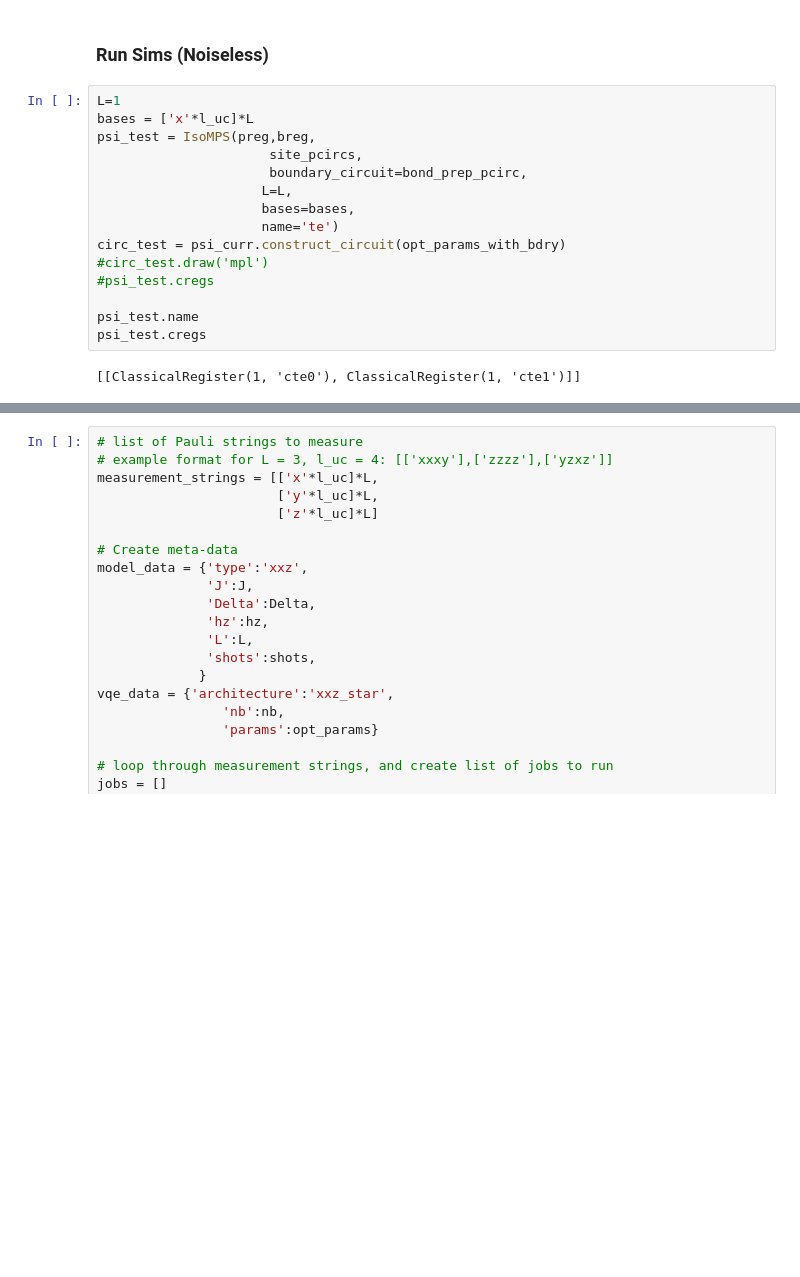
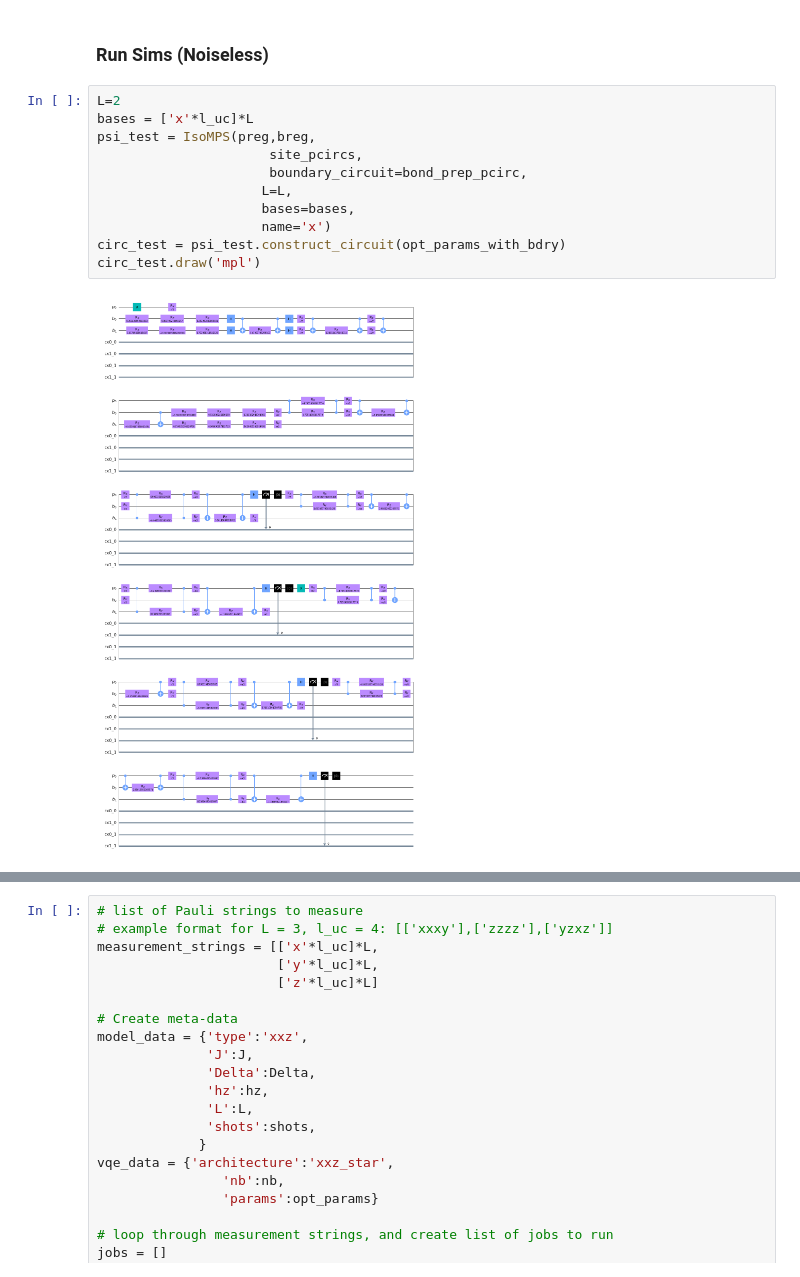
Before and after one commit to andrewcpotter/holopy, a Jupyter notebook: demos/holovqe_xxz_v2.ipynb, the cells around one changed output, grey strips where cells are left out. Saved outputs shown, nothing was run; the diff lists cells and outputs as text; blank space fills up the shorter version.

```diff
--- a/demos/holovqe_xxz_v2.ipynb
+++ b/demos/holovqe_xxz_v2.ipynb
@@ -479,20 +479,16 @@ L=1 # length of chain to simulate
 shots = 400 # number of shots for each measurement
 # %% [markdown]
 ### Run Sims (Noiseless)
-# %%
-L=1
-bases = ['x'*l_uc]*L
-psi_test = IsoMPS(preg,breg,
-                      site_pcircs,
-                      boundary_circuit=bond_prep_pcirc,
-                     L=L,
-                     bases=bases,
-                     name='te')
-circ_test = psi_curr.construct_circuit(opt_params_with_bdry)
-#circ_test.draw('mpl')
-#psi_test.cregs
-
-psi_test.name
-psi_test.cregs
-# %% [output]
-[[ClassicalRegister(1, 'cte0'), ClassicalRegister(1, 'cte1')]]
+# %%
+L=2
+bases = ['x'*l_uc]*L
+psi_test = IsoMPS(preg,breg,
+                      site_pcircs,
+                      boundary_circuit=bond_prep_pcirc,
+                     L=L,
+                     bases=bases,
+                     name='x')
+circ_test = psi_test.construct_circuit(opt_params_with_bdry)
+circ_test.draw('mpl')
+# %% [output]
+[figure, added]
```
Also changed, not shown: parts of 21 cells of this notebook, 1 other file.
